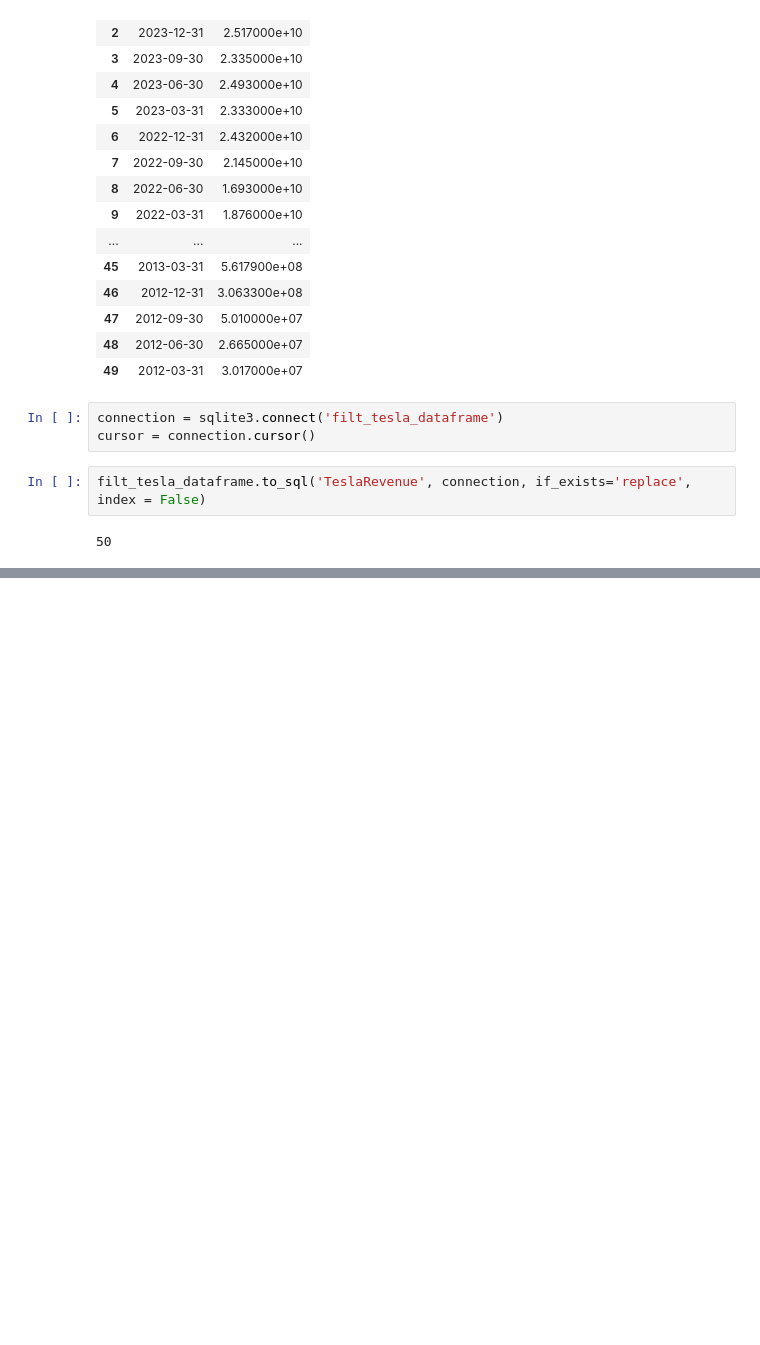
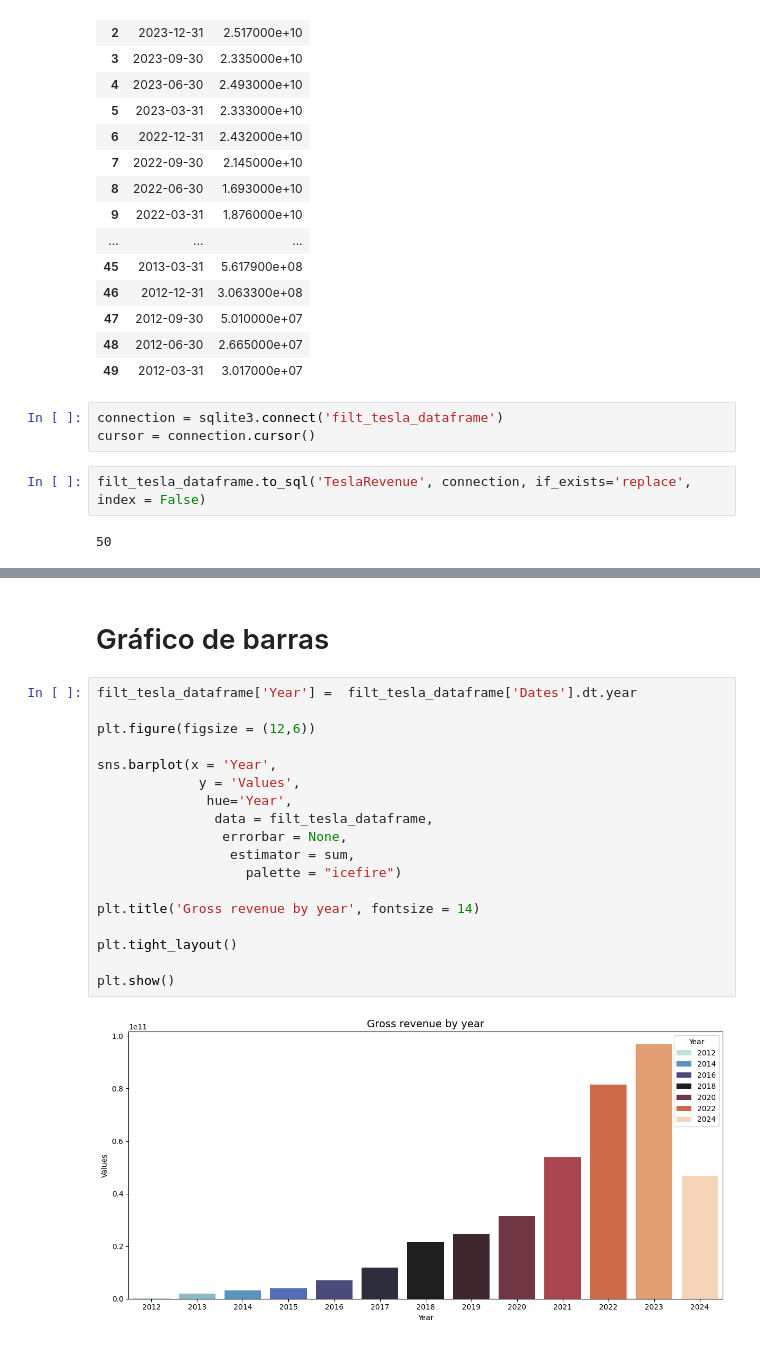
Before and after one commit to 4GeeksAcademy/fer-romer-web-scraping-project-tutorial, a Jupyter notebook: src/explore.ipynb, the cells around one changed output, grey strips where cells are left out. Saved outputs shown, nothing was run; the diff lists cells and outputs as text; blank space fills up the shorter version.

```diff
--- a/src/explore.ipynb
+++ b/src/explore.ipynb
@@ -105 +173,23 @@ plt.show()
  - En el gráfico de líneas podemos observar los picos y las caídas en las ventas
+# %% [markdown]
+# Gráfico de barras
+# %%
+filt_tesla_dataframe['Year'] =  filt_tesla_dataframe['Dates'].dt.year
+
+plt.figure(figsize = (12,6))
+
+sns.barplot(x = 'Year',
+             y = 'Values',
+              hue='Year',
+               data = filt_tesla_dataframe,
+                errorbar = None,
+                 estimator = sum,
+                   palette = "icefire")
+
+plt.title('Gross revenue by year', fontsize = 14)
+
+plt.tight_layout()
+
+plt.show()
+# %% [output]
+[figure, added]
```
Also changed, not shown: parts of 11 cells of this notebook.
